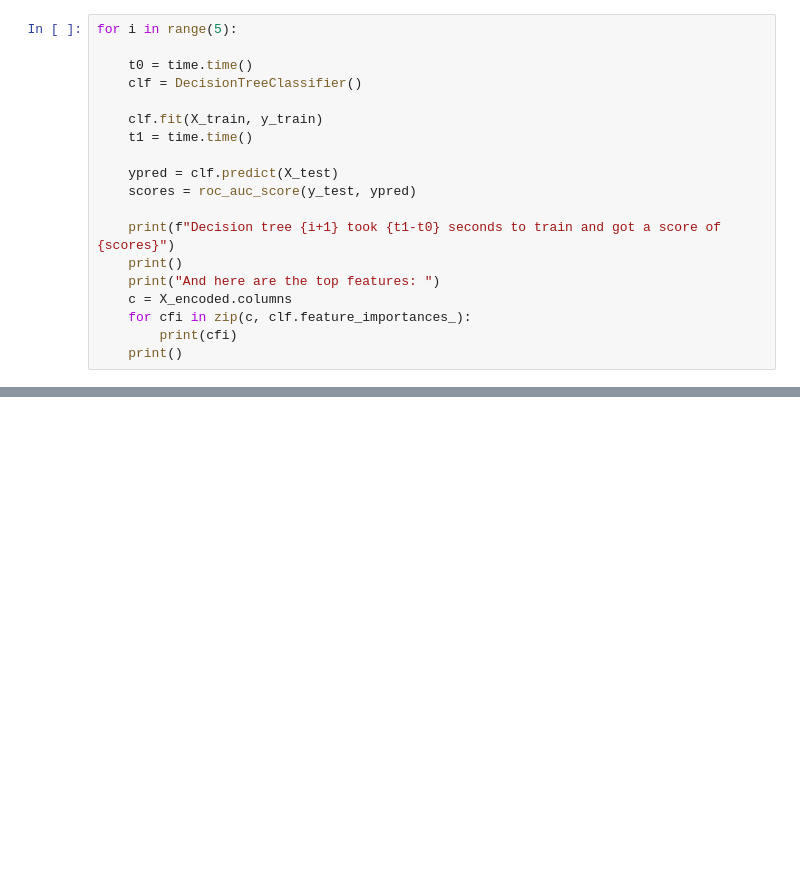
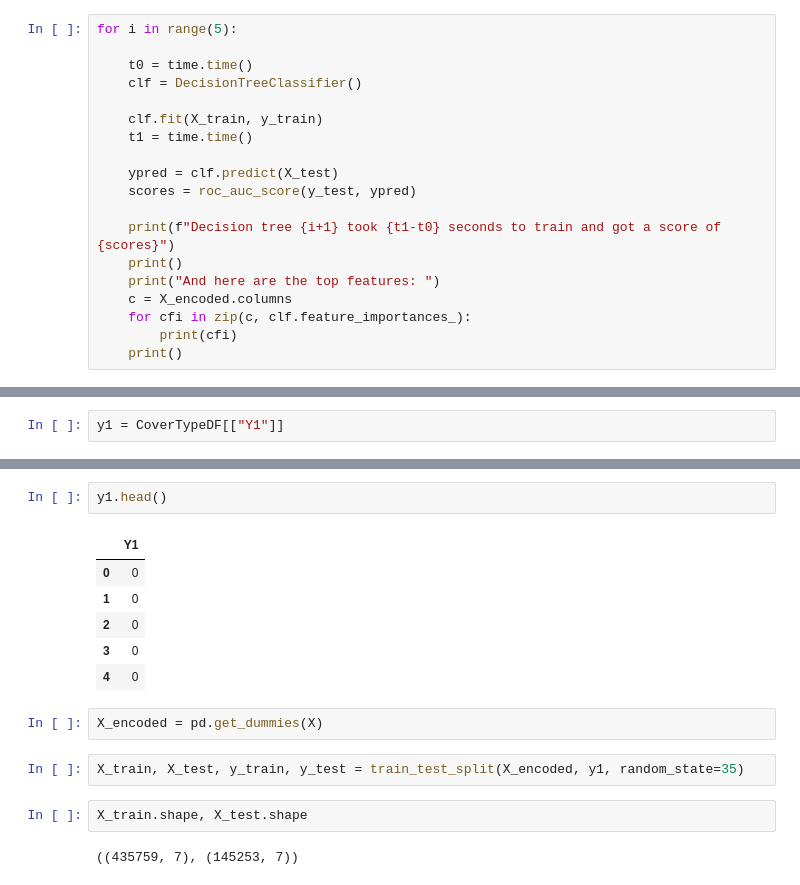
Before and after one commit to Contour13/Final_Tree-Cover, a Jupyter notebook: Visualizations.ipynb, the cells around one changed output, grey strips where cells are left out. Cells and saved outputs as stored; diff of their text form; blank space fills up the shorter version.

```diff
--- a/Visualizations.ipynb
+++ b/Visualizations.ipynb
@@ -508,0 +471,2 @@ y = CoverTypeDF[["Cover_Type"]]
+# %%
+y1 = CoverTypeDF[["Y1"]]
@@ -508,0 +482,17 @@ y = CoverTypeDF[["Cover_Type"]]
+# %%
+y1.head()
+# %% [output]
+|  | Y1 |
+| 0 | 0 |
+| 1 | 0 |
+| 2 | 0 |
+| 3 | 0 |
+| 4 | 0 |
+# %%
+X_encoded = pd.get_dummies(X)
+# %%
+X_train, X_test, y_train, y_test = train_test_split(X_encoded, y1, random_state=35)
+# %%
+X_train.shape, X_test.shape
+# %% [output]
+((435759, 7), (145253, 7))
```
Also changed, not shown: parts of 29 cells of this notebook.
